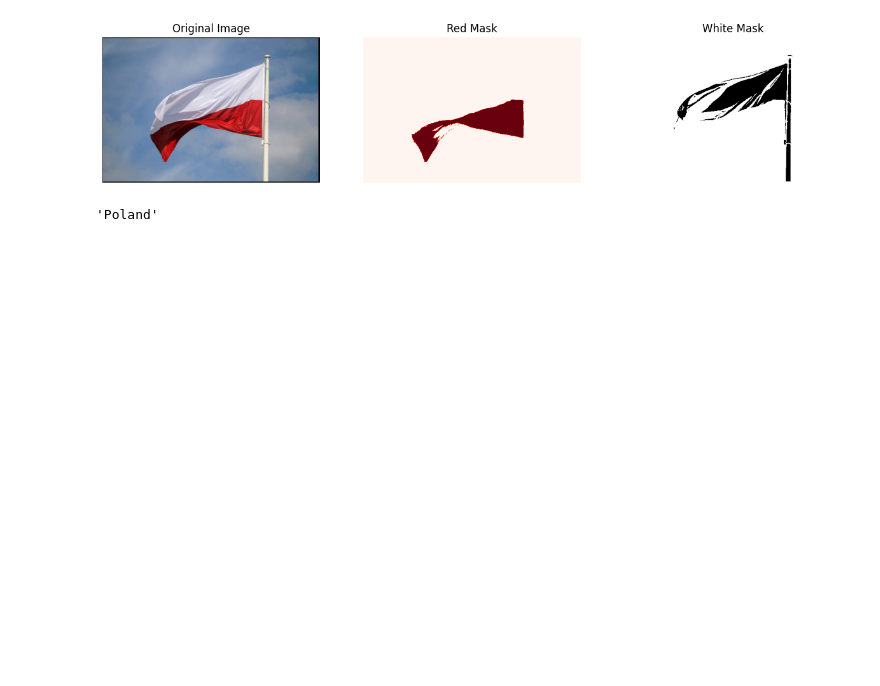
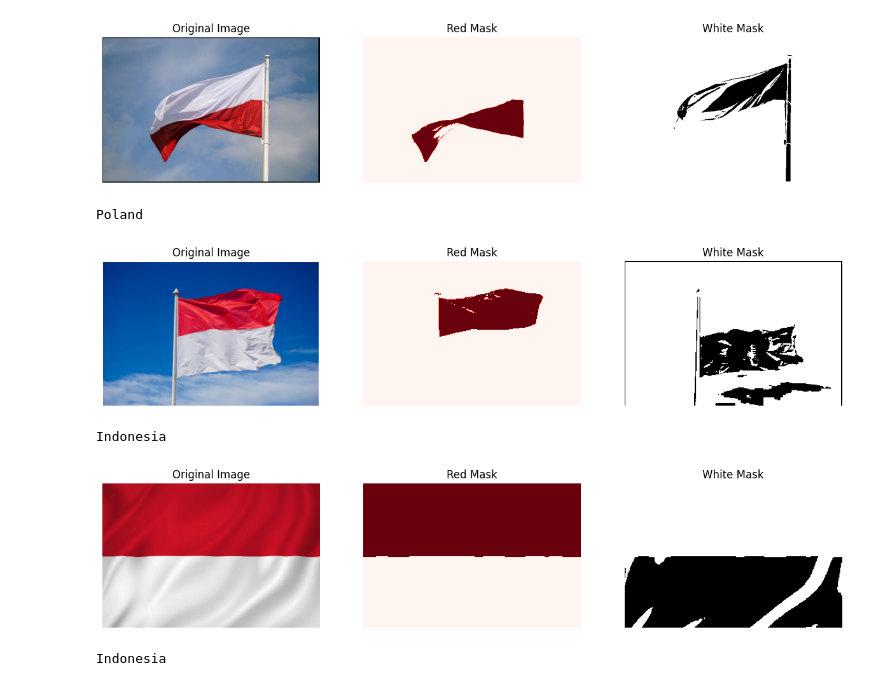
Before and after one commit to Vibha-1729/GDG_DeeployCV, a Jupyter notebook: Assignment2/Answer_3.ipynb, the cells around one changed output. Saved outputs shown, nothing was run; the diff lists cells and outputs as text; code cells hidden in the pictures; blank space fills up the shorter version.

```diff
--- a/Assignment2/Answer_3.ipynb
+++ b/Assignment2/Answer_3.ipynb
@@ -48,33 +48,44 @@ def refine_flag_detection(image_path):
 
     # Draw bounding box on the original image
     output_image = image_rgb.copy()
     cv2.rectangle(output_image, (red_box[0], red_box[1]), (red_box[0] + red_box[2], red_box[1] + red_box[3]), (255, 0, 0), 3)
     cv2.rectangle(output_image, (white_box[0], white_box[1]), (white_box[0] + white_box[2], white_box[1] + white_box[3]), (0, 255, 0), 3)
 
     # Display the original image, masks, and result
     plt.figure(figsize=(15, 8))
     plt.subplot(1, 3, 1)
     plt.imshow(image_rgb)
     plt.title("Original Image")
     plt.axis('off')
 
     plt.subplot(1, 3, 2)
     plt.imshow(red_mask, cmap='Reds')
     plt.title("Red Mask")
     plt.axis('off')
 
     plt.subplot(1, 3, 3)
     plt.imshow(white_mask, cmap='Greys')
     plt.title("White Mask")
     plt.axis('off')
 
     plt.show()
 
     return flag
 
 # Test the function with the uploaded image
-refined_flag_result = refine_flag_detection(r"C:\Users\Vibha Narayan\OneDrive\Pictures\Screenshots\Screenshot 2024-12-20 233843.png")
-refined_flag_result
+refined_flag_result = refine_flag_detection(r"C:\Users\Vibha Narayan\OneDrive\Pictures\Screenshots\Poland Flag.png")
+result1= refined_flag_result
+print(result1)
+refined_flag_result = refine_flag_detection(r"C:\Users\Vibha Narayan\OneDrive\Pictures\Screenshots\Indonesian Flag.png")
+result2=refined_flag_result
+print(result2)
+refined_flag_result = refine_flag_detection(r"C:\Users\Vibha Narayan\OneDrive\Pictures\Screenshots\Indonesia Flag.png")
+result3=refined_flag_result
+print(result3)
 # %% [output]
 [figure]
-'Poland'
+Poland
+[figure, added]
+Indonesia
+[figure, added]
+Indonesia
```
